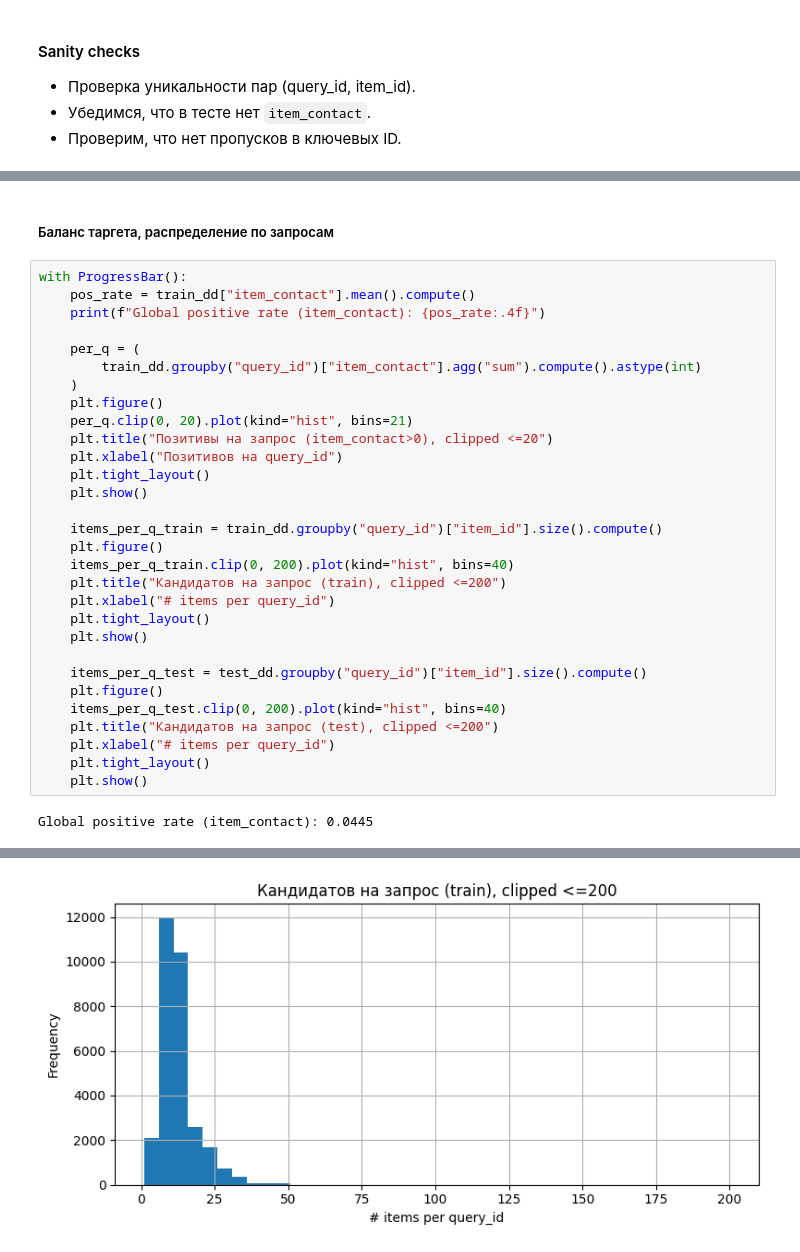
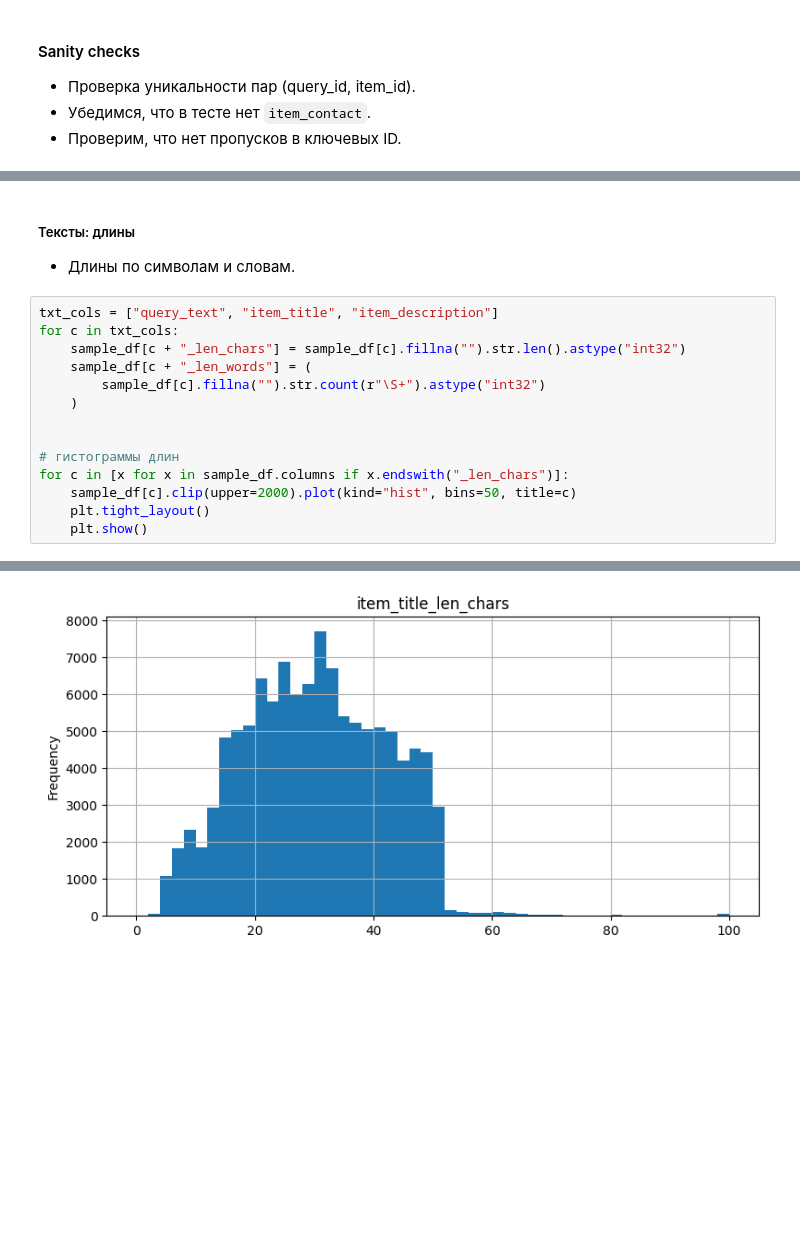
Before and after one commit to Syrenny/avito-search-reranker, a Jupyter notebook: notebooks/eda.ipynb, the cells around one changed output, grey strips where cells are left out. Cells and saved outputs as stored; diff of their text form; blank space fills up the shorter version.

```diff
--- a/notebooks/eda.ipynb
+++ b/notebooks/eda.ipynb
@@ -194,34 +129,19 @@ train_nulls.head(10), test_nulls.head(10)
 # %% [markdown]
-##### Баланс таргета, распределение по запросам
+##### Тексты: длины
+
+-   Длины по символам и словам.
 # %%
-with ProgressBar():
-    pos_rate = train_dd["item_contact"].mean().compute()
-    print(f"Global positive rate (item_contact): {pos_rate:.4f}")
+txt_cols = ["query_text", "item_title", "item_description"]
+for c in txt_cols:
+    sample_df[c + "_len_chars"] = sample_df[c].fillna("").str.len().astype("int32")
+    sample_df[c + "_len_words"] = (
+        sample_df[c].fillna("").str.count(r"\S+").astype("int32")
+    )
 
-    per_q = (
-        train_dd.groupby("query_id")["item_contact"].agg("sum").compute().astype(int)
-    )
-    plt.figure()
-    per_q.clip(0, 20).plot(kind="hist", bins=21)
-    plt.title("Позитивы на запрос (item_contact>0), clipped <=20")
-    plt.xlabel("Позитивов на query_id")
+
+# гистограммы длин
+for c in [x for x in sample_df.columns if x.endswith("_len_chars")]:
+    sample_df[c].clip(upper=2000).plot(kind="hist", bins=50, title=c)
     plt.tight_layout()
     plt.show()
-
-    items_per_q_train = train_dd.groupby("query_id")["item_id"].size().compute()
-    plt.figure()
-    items_per_q_train.clip(0, 200).plot(kind="hist", bins=40)
-    plt.title("Кандидатов на запрос (train), clipped <=200")
-    plt.xlabel("# items per query_id")
-    plt.tight_layout()
-    plt.show()
-
-    items_per_q_test = test_dd.groupby("query_id")["item_id"].size().compute()
-    plt.figure()
-    items_per_q_test.clip(0, 200).plot(kind="hist", bins=40)
-    plt.title("Кандидатов на запрос (test), clipped <=200")
-    plt.xlabel("# items per query_id")
-    plt.tight_layout()
-    plt.show()
 # %% [output]
-Global positive rate (item_contact): 0.0445
@@ -229 +149 @@ Global positive rate (item_contact): 0.0445
-[figure, old version]
+[figure, new version]
```
Also changed, not shown: parts of 15 cells of this notebook, 6 other files.
